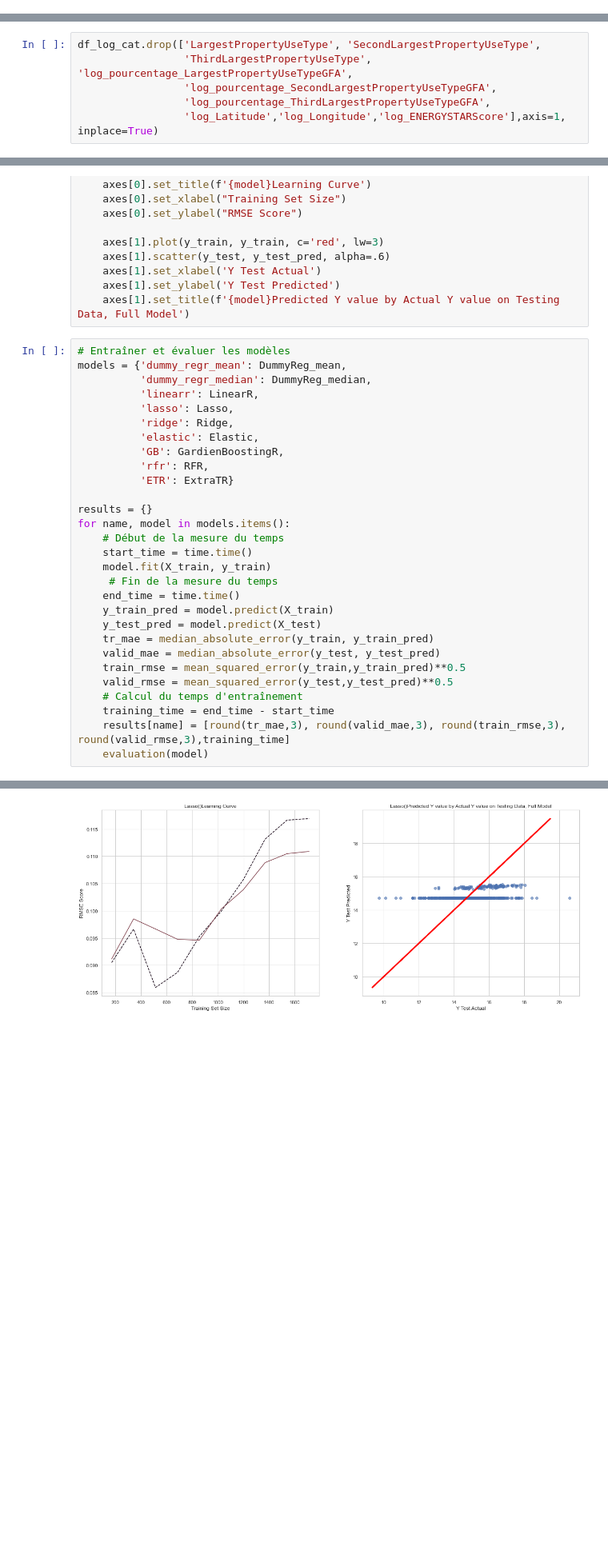
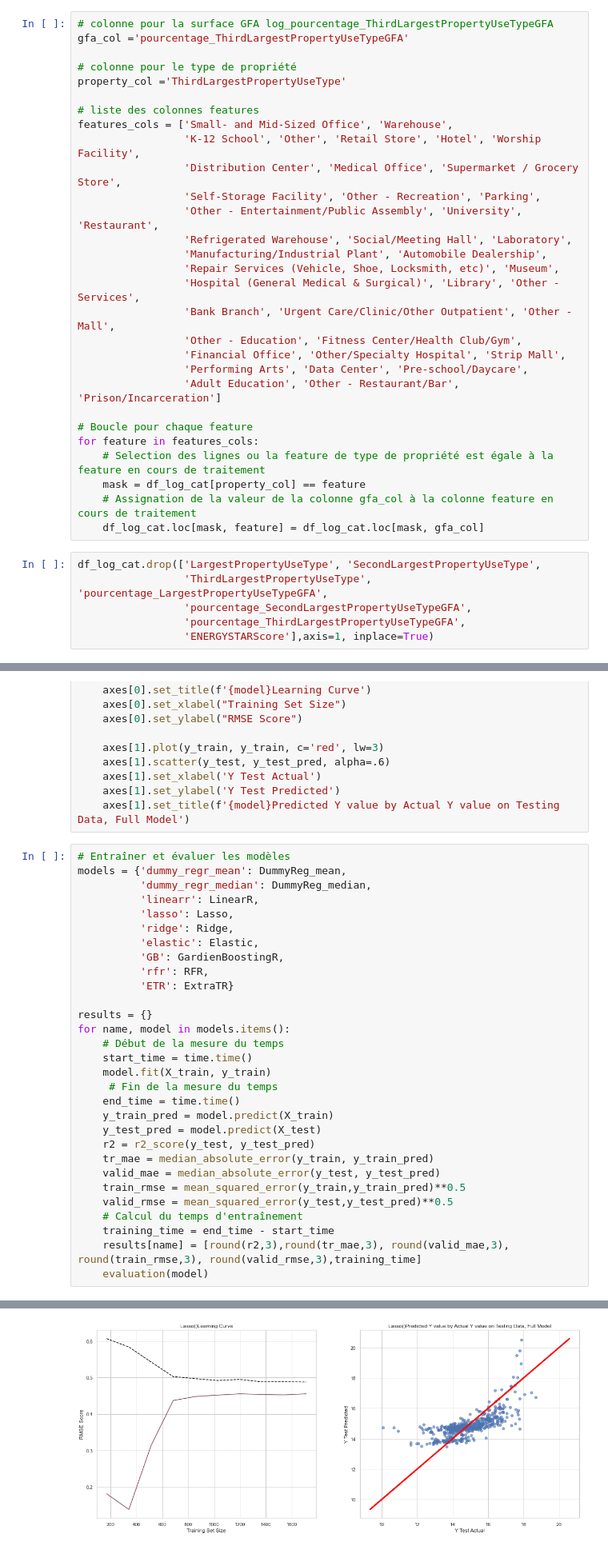
Before and after one commit to Antoine-LR/Machine-Learning, a Jupyter notebook: P3_prediction_energy.ipynb, the cells around one changed output, grey strips where cells are left out. Shown at 80% size. Cells and saved outputs as stored; diff of their text form; blank space fills up the shorter version.

```diff
--- a/P3_prediction_energy.ipynb
+++ b/P3_prediction_energy.ipynb
@@ -234,3 +291,38 @@ for cat in occurring_cat:
+# %%
+# colonne pour la surface GFA log_pourcentage_ThirdLargestPropertyUseTypeGFA
+gfa_col ='pourcentage_ThirdLargestPropertyUseTypeGFA'
+
+# colonne pour le type de propriété
+property_col ='ThirdLargestPropertyUseType'
+
+# liste des colonnes features
+features_cols = ['Small- and Mid-Sized Office', 'Warehouse',
+                 'K-12 School', 'Other', 'Retail Store', 'Hotel', 'Worship Facility',
+                 'Distribution Center', 'Medical Office', 'Supermarket / Grocery Store',
+                 'Self-Storage Facility', 'Other - Recreation', 'Parking',
+                 'Other - Entertainment/Public Assembly', 'University', 'Restaurant',
+                 'Refrigerated Warehouse', 'Social/Meeting Hall', 'Laboratory',
+                 'Manufacturing/Industrial Plant', 'Automobile Dealership',
+                 'Repair Services (Vehicle, Shoe, Locksmith, etc)', 'Museum',
+                 'Hospital (General Medical & Surgical)', 'Library', 'Other - Services',
+                 'Bank Branch', 'Urgent Care/Clinic/Other Outpatient', 'Other - Mall',
+                 'Other - Education', 'Fitness Center/Health Club/Gym',
+                 'Financial Office', 'Other/Specialty Hospital', 'Strip Mall',
+                 'Performing Arts', 'Data Center', 'Pre-school/Daycare',
+                 'Adult Education', 'Other - Restaurant/Bar', 'Prison/Incarceration']
+
+# Boucle pour chaque feature
+for feature in features_cols:
+    # Selection des lignes ou la feature de type de propriété est égale à la feature en cours de traitement
+    mask = df_log_cat[property_col] == feature
+    # Assignation de la valeur de la colonne gfa_col à la colonne feature en cours de traitement
+    df_log_cat.loc[mask, feature] = df_log_cat.loc[mask, gfa_col]
+# %%
+df_log_cat.drop(['LargestPropertyUseType', 'SecondLargestPropertyUseType',
+                 'ThirdLargestPropertyUseType', 'pourcentage_LargestPropertyUseTypeGFA',
+                 'pourcentage_SecondLargestPropertyUseTypeGFA',
+                 'pourcentage_ThirdLargestPropertyUseTypeGFA',
+                 'ENERGYSTARScore'],axis=1, inplace=True)
 # %%
 df_log_cat
 # %% [output]
@@ -339,6 +341,0 @@ for feature in features_cols:
-# %%
-df_log_cat.drop(['LargestPropertyUseType', 'SecondLargestPropertyUseType',
-                 'ThirdLargestPropertyUseType', 'log_pourcentage_LargestPropertyUseTypeGFA',
-                 'log_pourcentage_SecondLargestPropertyUseTypeGFA',
-                 'log_pourcentage_ThirdLargestPropertyUseTypeGFA',
-                 'log_Latitude','log_Longitude','log_ENERGYSTARScore'],axis=1, inplace=True)
@@ -442,12 +419,13 @@ for name, model in models.items():
     end_time = time.time()
     y_train_pred = model.predict(X_train)
     y_test_pred = model.predict(X_test)
+    r2 = r2_score(y_test, y_test_pred)
     tr_mae = median_absolute_error(y_train, y_train_pred)
     valid_mae = median_absolute_error(y_test, y_test_pred)
     train_rmse = mean_squared_error(y_train,y_train_pred)**0.5
     valid_rmse = mean_squared_error(y_test,y_test_pred)**0.5
     # Calcul du temps d'entraînement
     training_time = end_time - start_time
-    results[name] = [round(tr_mae,3), round(valid_mae,3), round(train_rmse,3), round(valid_rmse,3),training_time]
+    results[name] = [round(r2,3),round(tr_mae,3), round(valid_mae,3), round(train_rmse,3), round(valid_rmse,3),training_time]
     evaluation(model)
 # %% [output]
@@ -457 +435 @@ for name, model in models.items():
-[figure, old version]
+[figure, new version]
```
Also changed, not shown: parts of 47 cells of this notebook, 1 other file.
